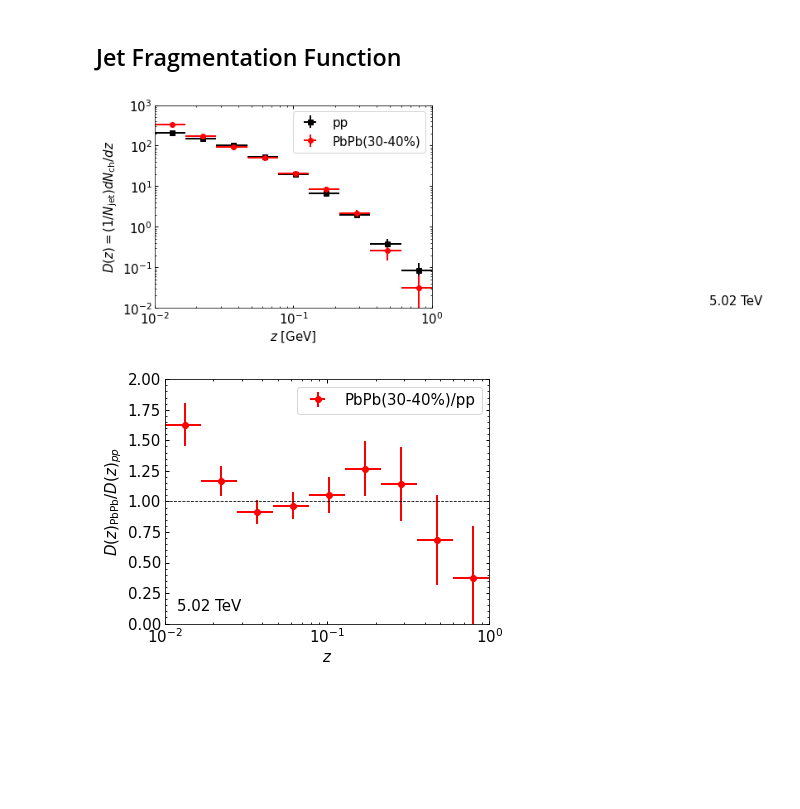
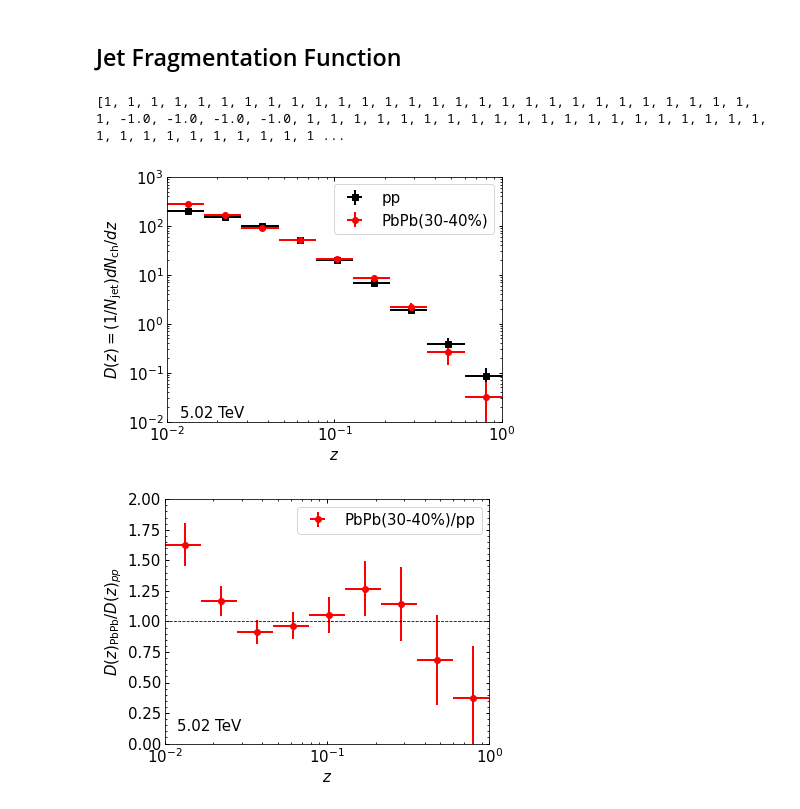
Before and after one commit to JETSCAPE/SummerSchool2021, a Jupyter notebook: Jul23_Jets/notebooks/jet_analysis.ipynb, the cells around one changed output. Drawn from its saved outputs; the diff is of its cells as text; code cells hidden in the pictures; blank space fills up the shorter version.

```diff
--- a/Jul23_Jets/notebooks/jet_analysis.ipynb
+++ b/Jul23_Jets/notebooks/jet_analysis.ipynb
@@ -162,6 +162,10 @@ n_jet_pbpb = len(jets_pbpb)
 z_pp_in = []
 z_pbpb_in = []
 
+# prepare arrays for associated's status
+status_pp = []
+status_pbpb = []
+
 # z for pp
 for i in range(n_jet_pp):
   pt_jet = jets_pp[i,1]
@@ -169,6 +173,11 @@ for i in range(n_jet_pp):
     pt_assoc = assoc[1]
     z = pt_assoc/pt_jet
     z_pp_in.append(z)
+
+    status = assoc[4]
+    if not status < 0:
+      status = 1
+    status_pp.append(status)
 
 # z for pbpb
 for i in range(n_jet_pbpb):
@@ -178,13 +187,19 @@ for i in range(n_jet_pbpb):
     z = pt_assoc/pt_jet
     z_pbpb_in.append(z)
 
+    status = assoc[4]
+    if not status < 0:
+      status = 1
+    status_pbpb.append(status)
+
+
 # Set Histogram bins
 ex = np.linspace(-2, 0, 10)
 z_bins = np.power(10,ex)
 
 # Fill Histograms
-n_pp, z = np.histogram(z_pp_in, bins=z_bins )
-n_pbpb, z = np.histogram(z_pbpb_in, bins=z_bins )
+n_pp, z = np.histogram(z_pp_in, bins=z_bins, weights = status_pp )
+n_pbpb, z = np.histogram(z_pbpb_in, bins=z_bins, weights = status_pbpb )
 
 
 # Statistical Errors
@@ -203,34 +218,35 @@ dn_dz_pbpb = n_pbpb/dz/n_jet_pbpb
 
 # Errors
 err_dn_dz_pp = err_n_pp/dz/n_jet_pp
 err_dn_dz_pbpb = err_n_pbpb/dz/n_jet_pbpb
 
 # Generate Plots
 fig = plt.figure()
 
 plt.errorbar(z, dn_dz_pp, fmt='s', label="pp",
              xerr=0.5*dz, yerr=err_dn_dz_pp, color='black')
 plt.errorbar(z, dn_dz_pbpb, fmt='o', label="PbPb(30-40%)",
              xerr=0.5*dz, yerr=err_dn_dz_pbpb, color='red')
 
 
 #axes setting
 plt.xscale('log')
 plt.yscale('log')
 plt.legend(loc=0)
 plt.xlabel(r"$z$")
 plt.ylabel(r"$D(z)=(1/N_{\mathrm{jet}})dN_{\mathrm{ch}}/dz}_{\mathrm{T}}$")
 plt.xlim(z_bins[0],z_bins[-1])
 y_min = 0.01
 y_max = 1000
 plt.ylim(y_min,y_max)
 plt.text(0.012,y_min*1.2, '5.02 TeV')
 
 # save plot to the Desktop
 #plt.tight_layout()
 plt.savefig('jet_ff')
 # %% [output]
+[1, 1, 1, 1, 1, 1, 1, 1, 1, 1, 1, 1, 1, 1, 1, 1, 1, 1, 1, 1, 1, 1, 1, 1, 1, 1, 1, 1, 1, -1.0, -1.0, -1.0, -1.0, 1, 1, 1, 1, 1, 1, 1, 1, 1, 1, 1, 1, 1, 1, 1, 1, 1, 1, 1, 1, 1, 1, 1, 1, 1, 1, 1, 1, 1, 1 ...
-[figure, old version]
+[figure, new version]
 # %%
 # Generate Plots
 fig = plt.figure()
```
Also changed, not shown: parts of 1 cell of this notebook.
